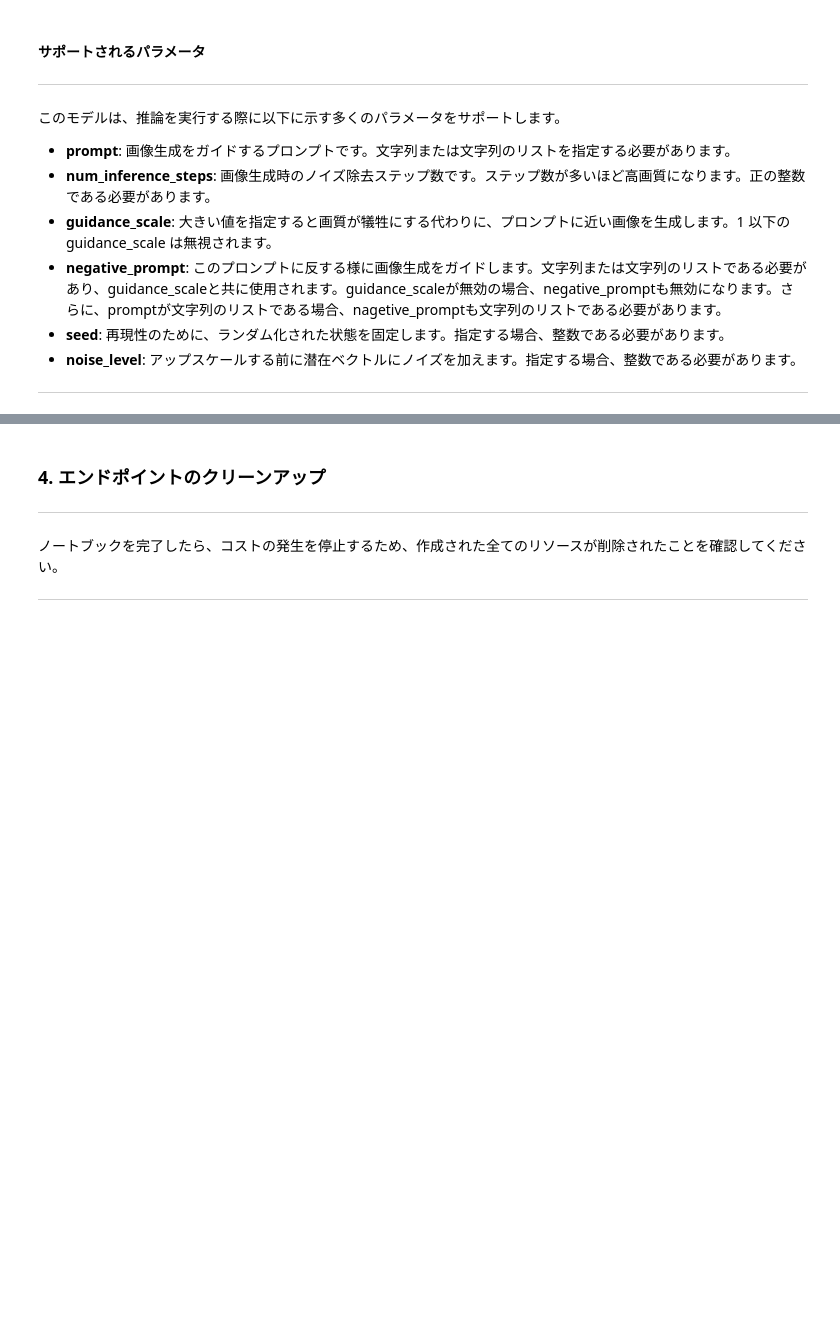
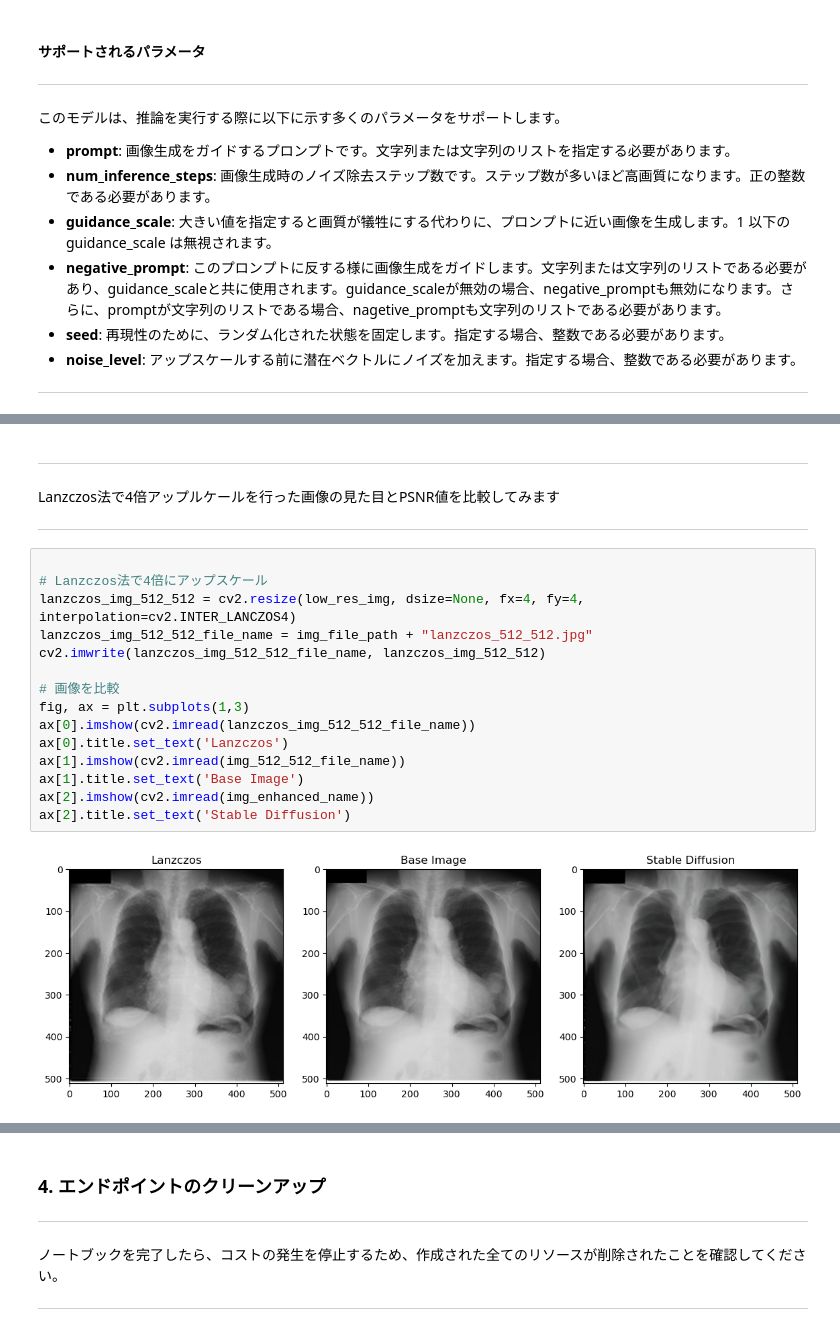
Before and after one commit to yosse95ai/amazon-sagemaker-immersion-day-for-research, a Jupyter notebook: 10. Generative_AI/3. CTScan_Upscaler/medical_upscaling_ja.ipynb, the cells around one changed output, grey strips where cells are left out. Cells and saved outputs as stored; diff of their text form; blank space fills up the shorter version.

```diff
--- a/10. Generative_AI/3. CTScan_Upscaler/medical_upscaling_ja.ipynb
+++ b/10. Generative_AI/3. CTScan_Upscaler/medical_upscaling_ja.ipynb
@@ -261,0 +356,22 @@ for generated_image in generated_images:
+# %% [markdown]
+---
+Lanzczos法で4倍アップルケールを行った画像の見た目とPSNR値を比較してみます
+
+---
+# %%
+
+# Lanzczos法で4倍にアップスケール
+lanzczos_img_512_512 = cv2.resize(low_res_img, dsize=None, fx=4, fy=4, interpolation=cv2.INTER_LANCZOS4)
+lanzczos_img_512_512_file_name = img_file_path + "lanzczos_512_512.jpg"
+cv2.imwrite(lanzczos_img_512_512_file_name, lanzczos_img_512_512)
+
+# 画像を比較
+fig, ax = plt.subplots(1,3)
+ax[0].imshow(cv2.imread(lanzczos_img_512_512_file_name))
+ax[0].title.set_text('Lanzczos')
+ax[1].imshow(cv2.imread(img_512_512_file_name))
+ax[1].title.set_text('Base Image')
+ax[2].imshow(cv2.imread(img_enhanced_name))
+ax[2].title.set_text('Stable Diffusion')
+# %% [output]
+[figure, added]
```
Also changed, not shown: parts of 13 cells of this notebook, 2 other files.
